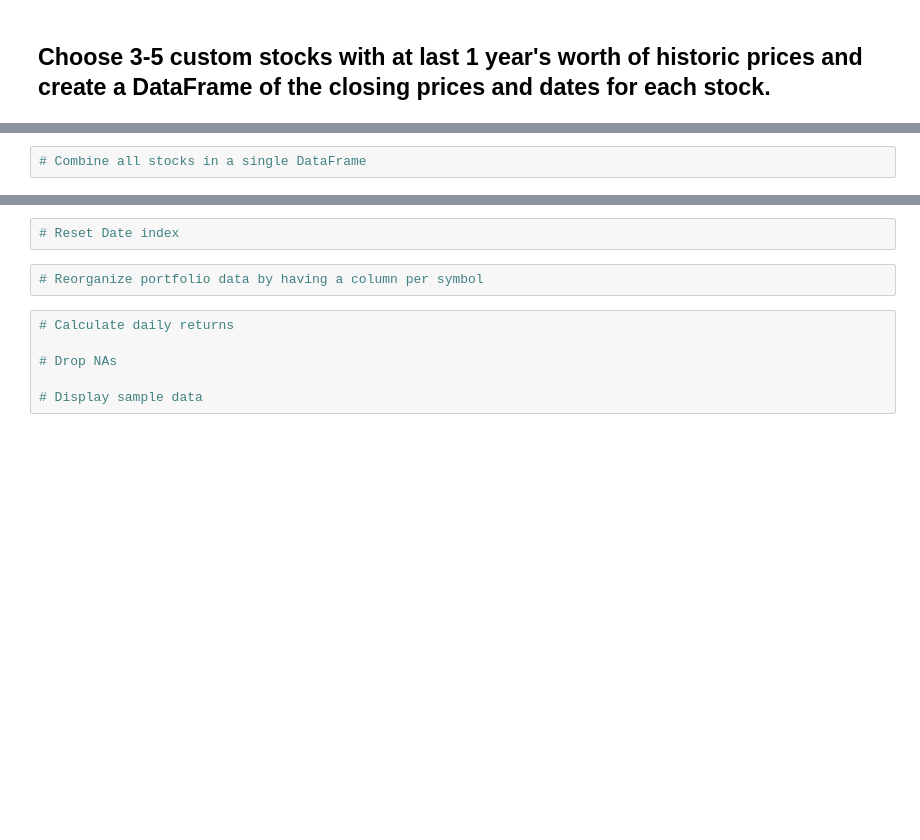
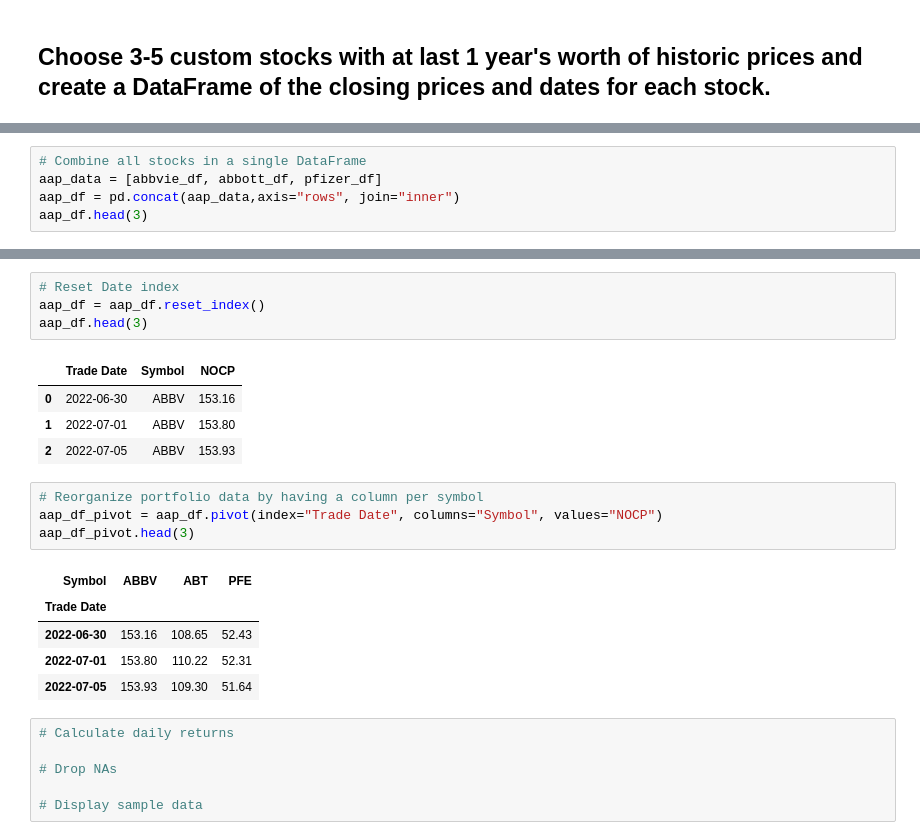
Before and after one commit to eyva19/Portfolio_perfomance_assessment, a Jupyter notebook: whale_analysis.ipynb, the cells around one changed output, grey strips where cells are left out. Saved outputs shown, nothing was run; the diff lists cells and outputs as text; blank space fills up the shorter version.

Commit message:
Reorganize portfolio data

```diff
--- a/whale_analysis.ipynb
+++ b/whale_analysis.ipynb
@@ -508,2 +511,5 @@ pfizer_df.head(2)
 # %%
 # Combine all stocks in a single DataFrame
+aap_data = [abbvie_df, abbott_df, pfizer_df]
+aap_df = pd.concat(aap_data,axis="rows", join="inner")
+aap_df.head(3)
@@ -510,7 +522,22 @@ pfizer_df.head(2)
 # %%
 # Reset Date index
+aap_df = aap_df.reset_index()
+aap_df.head(3)
+# %% [output]
+|  | Trade Date | Symbol | NOCP |
+| 0 | 2022-06-30 | ABBV | 153.16 |
+| 1 | 2022-07-01 | ABBV | 153.80 |
+| 2 | 2022-07-05 | ABBV | 153.93 |
 # %%
 # Reorganize portfolio data by having a column per symbol
+aap_df_pivot = aap_df.pivot(index="Trade Date", columns="Symbol", values="NOCP")
+aap_df_pivot.head(3)
+# %% [output]
+| Symbol | ABBV | ABT | PFE |
+| Trade Date |  |  |  |
+| 2022-06-30 | 153.16 | 108.65 | 52.43 |
+| 2022-07-01 | 153.80 | 110.22 | 52.31 |
+| 2022-07-05 | 153.93 | 109.30 | 51.64 |
 # %%
 # Calculate daily returns
 
```
Also changed, not shown: parts of 4 cells of this notebook.
